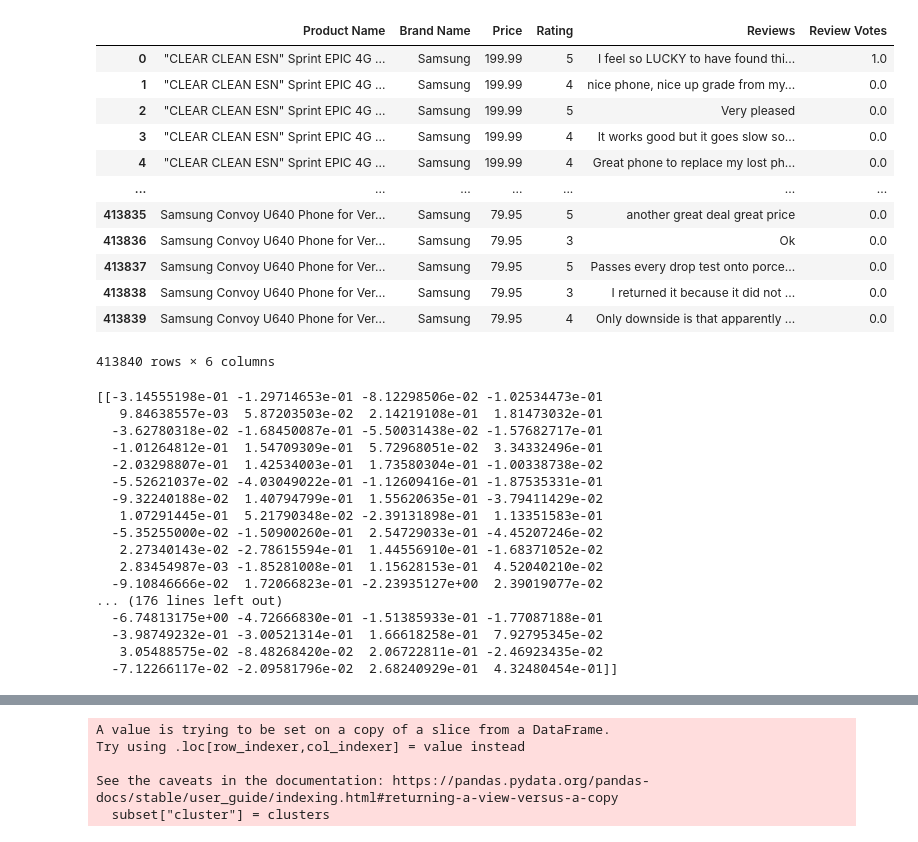
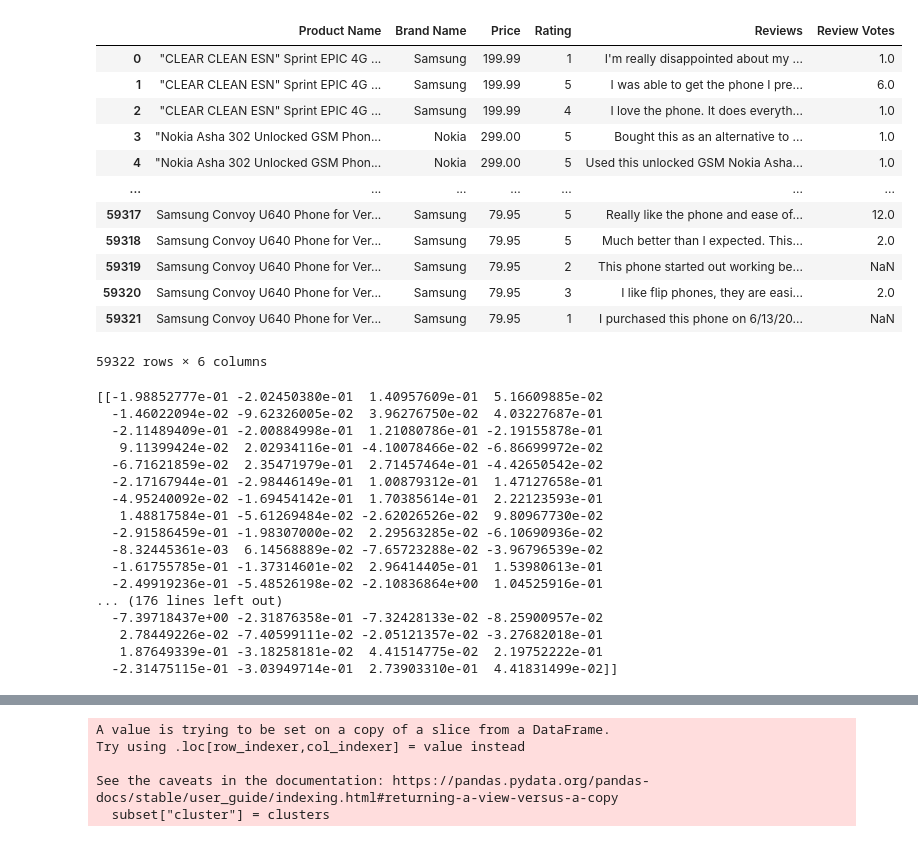
Before and after one commit to mgil4/AWS_LAUZ, a Jupyter notebook: explore.ipynb, the cells around one changed output, grey strips where cells are left out. Cells and saved outputs as stored; diff of their text form; code cells hidden in the pictures.

```diff
--- a/explore.ipynb
+++ b/explore.ipynb
@@ -7,29 +7,29 @@ from sklearn.cluster import KMeans
 import seaborn as sns
 %matplotlib widget
 # %%
-df = pd.read_csv("archive/Amazon_Unlocked_Mobile.csv")
+df = pd.read_csv("filtered_df.csv")
 df
 # %% [output]
 |  | Product Name | Brand Name | Price | Rating | Reviews | Review Votes |
-| 0 | "CLEAR CLEAN ESN" Sprint EPIC 4G ... | Samsung | 199.99 | 5 | I feel so LUCKY to have found thi... | 1.0 |
-| 1 | "CLEAR CLEAN ESN" Sprint EPIC 4G ... | Samsung | 199.99 | 4 | nice phone, nice up grade from my... | 0.0 |
-| 2 | "CLEAR CLEAN ESN" Sprint EPIC 4G ... | Samsung | 199.99 | 5 | Very pleased | 0.0 |
-| 3 | "CLEAR CLEAN ESN" Sprint EPIC 4G ... | Samsung | 199.99 | 4 | It works good but it goes slow so... | 0.0 |
-| 4 | "CLEAR CLEAN ESN" Sprint EPIC 4G ... | Samsung | 199.99 | 4 | Great phone to replace my lost ph... | 0.0 |
+| 0 | "CLEAR CLEAN ESN" Sprint EPIC 4G ... | Samsung | 199.99 | 1 | I'm really disappointed about my ... | 1.0 |
+| 1 | "CLEAR CLEAN ESN" Sprint EPIC 4G ... | Samsung | 199.99 | 5 | I was able to get the phone I pre... | 6.0 |
+| 2 | "CLEAR CLEAN ESN" Sprint EPIC 4G ... | Samsung | 199.99 | 4 | I love the phone. It does everyth... | 1.0 |
+| 3 | "Nokia Asha 302 Unlocked GSM Phon... | Nokia | 299.00 | 5 | Bought this as an alternative to ... | 1.0 |
+| 4 | "Nokia Asha 302 Unlocked GSM Phon... | Nokia | 299.00 | 5 | Used this unlocked GSM Nokia Asha... | 1.0 |
 | ... | ... | ... | ... | ... | ... | ... |
-| 413835 | Samsung Convoy U640 Phone for Ver... | Samsung | 79.95 | 5 | another great deal great price | 0.0 |
-| 413836 | Samsung Convoy U640 Phone for Ver... | Samsung | 79.95 | 3 | Ok | 0.0 |
-| 413837 | Samsung Convoy U640 Phone for Ver... | Samsung | 79.95 | 5 | Passes every drop test onto porce... | 0.0 |
-| 413838 | Samsung Convoy U640 Phone for Ver... | Samsung | 79.95 | 3 | I returned it because it did not ... | 0.0 |
-| 413839 | Samsung Convoy U640 Phone for Ver... | Samsung | 79.95 | 4 | Only downside is that apparently ... | 0.0 |
+| 59317 | Samsung Convoy U640 Phone for Ver... | Samsung | 79.95 | 5 | Really like the phone and ease of... | 12.0 |
+| 59318 | Samsung Convoy U640 Phone for Ver... | Samsung | 79.95 | 5 | Much better than I expected. This... | 2.0 |
+| 59319 | Samsung Convoy U640 Phone for Ver... | Samsung | 79.95 | 2 | This phone started out working be... | NaN |
+| 59320 | Samsung Convoy U640 Phone for Ver... | Samsung | 79.95 | 3 | I like flip phones, they are easi... | 2.0 |
+| 59321 | Samsung Convoy U640 Phone for Ver... | Samsung | 79.95 | 1 | I purchased this phone on 6/13/20... | NaN |
-413840 rows × 6 columns
+59322 rows × 6 columns
 # %%
 from transformers import AutoTokenizer, AutoModel
 import torch
 
 def get_sentence_embedding(sentence, model, tokenizer):
     # Tokenize input sentence
-    tokens = tokenizer(sentence, return_tensors="pt")
+    tokens = tokenizer(sentence, return_tensors="pt", truncation=True, max_length=512)
 
     # Get the transformer model output
     with torch.no_grad():
@@ -46,32 +46,30 @@ tokenizer = AutoTokenizer.from_pretrained(model_name)
 model = AutoModel.from_pretrained(model_name)
 
 # Example sentence
-example_sentence = "prajjwal1/tinybert-base"
+example_sentence = "This mobile phone was very good"
 
 # Get sentence embedding
 sentence_embedding = get_sentence_embedding(example_sentence, model, tokenizer)
 
 # Convert to numpy array for easier handling
 sentence_embedding_np = sentence_embedding
-
-print(sentence_embedding_np)
 # %% [output]
-[[-3.14555198e-01 -1.29714653e-01 -8.12298506e-02 -1.02534473e-01
-   9.84638557e-03  5.87203503e-02  2.14219108e-01  1.81473032e-01
-  -3.62780318e-02 -1.68450087e-01 -5.50031438e-02 -1.57682717e-01
-  -1.01264812e-01  1.54709309e-01  5.72968051e-02  3.34332496e-01
-  -2.03298807e-01  1.42534003e-01  1.73580304e-01 -1.00338738e-02
-  -5.52621037e-02 -4.03049022e-01 -1.12609416e-01 -1.87535331e-01
-  -9.32240188e-02  1.40794799e-01  1.55620635e-01 -3.79411429e-02
-   1.07291445e-01  5.21790348e-02 -2.39131898e-01  1.13351583e-01
-  -5.35255000e-02 -1.50900260e-01  2.54729033e-01 -4.45207246e-02
-   2.27340143e-02 -2.78615594e-01  1.44556910e-01 -1.68371052e-02
-   2.83454987e-03 -1.85281008e-01  1.15628153e-01  4.52040210e-02
-  -9.10846666e-02  1.72066823e-01 -2.23935127e+00  2.39019077e-02
+[[-1.98852777e-01 -2.02450380e-01  1.40957609e-01  5.16609885e-02
+  -1.46022094e-02 -9.62326005e-02  3.96276750e-02  4.03227687e-01
+  -2.11489409e-01 -2.00884998e-01  1.21080786e-01 -2.19155878e-01
+   9.11399424e-02  2.02934116e-01 -4.10078466e-02 -6.86699972e-02
+  -6.71621859e-02  2.35471979e-01  2.71457464e-01 -4.42650542e-02
+  -2.17167944e-01 -2.98446149e-01  1.00879312e-01  1.47127658e-01
+  -4.95240092e-02 -1.69454142e-01  1.70385614e-01  2.22123593e-01
+   1.48817584e-01 -5.61269484e-02 -2.62026526e-02  9.80967730e-02
+  -2.91586459e-01 -1.98307000e-02  2.29563285e-02 -6.10690936e-02
+  -8.32445361e-03  6.14568889e-02 -7.65723288e-02 -3.96796539e-02
+  -1.61755785e-01 -1.37314601e-02  2.96414405e-01  1.53980613e-01
+  -2.49919236e-01 -5.48526198e-02 -2.10836864e+00  1.04525916e-01
 ... (176 lines left out)
-  -6.74813175e+00 -4.72666830e-01 -1.51385933e-01 -1.77087188e-01
-  -3.98749232e-01 -3.00521314e-01  1.66618258e-01  7.92795345e-02
-   3.05488575e-02 -8.48268420e-02  2.06722811e-01 -2.46923435e-02
-  -7.12266117e-02 -2.09581796e-02  2.68240929e-01  4.32480454e-01]]
+  -7.39718437e+00 -2.31876358e-01 -7.32428133e-02 -8.25900957e-02
+   2.78449226e-02 -7.40599111e-02 -2.05121357e-02 -3.27682018e-01
+   1.87649339e-01 -3.18258181e-02  4.41514775e-02  2.19752222e-01
+  -2.31475115e-01 -3.03949714e-01  2.73903310e-01  4.41831499e-02]]
 # %%
 counts = df["Product Name"].value_counts().reset_index()
```
Also changed, not shown: parts of 6 cells of this notebook.
